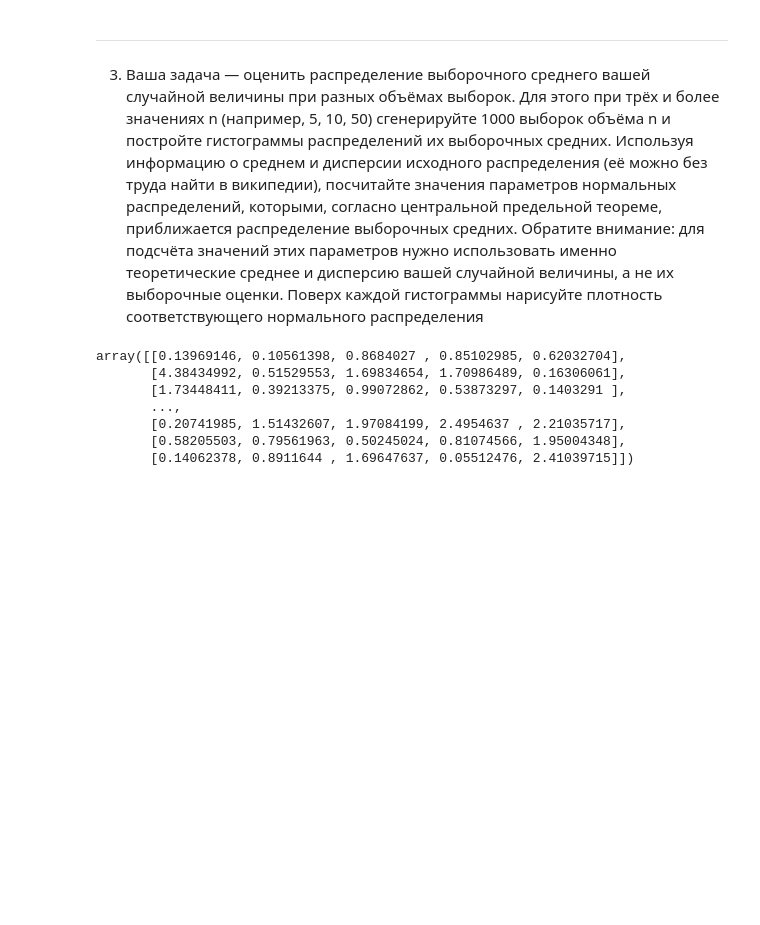
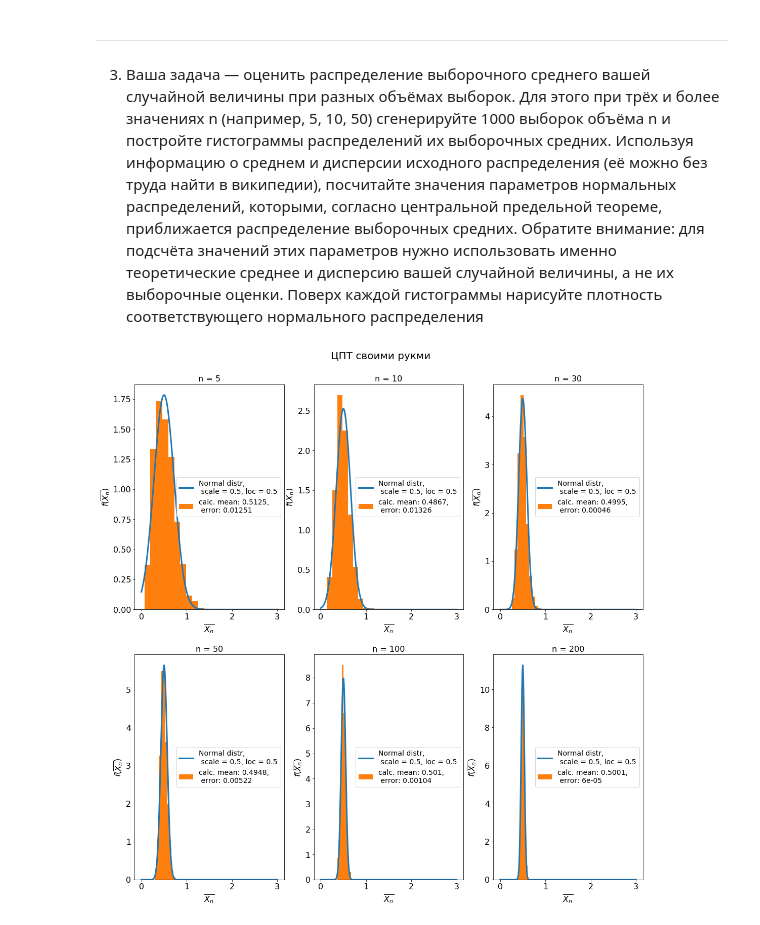
Before and after one commit to Kum4yk/Yandex_math_and_ML, a Jupyter notebook: 1_math_and_py/week 4/Programming task/Yakimchuk.central_limit_theorem.ipynb, the cells around one changed output. Saved outputs shown, nothing was run; the diff lists cells and outputs as text; code cells hidden in the pictures; blank space fills up the shorter version.

```diff
--- a/1_math_and_py/week 4/Programming task/Yakimchuk.central_limit_theorem.ipynb
+++ b/1_math_and_py/week 4/Programming task/Yakimchuk.central_limit_theorem.ipynb
@@ -77,20 +71,3 @@ array([1.13841099e+00, 1.11023962e+00, 1.46535470e+00, 2.95020438e+00,
 # %% [markdown]
 ___
 3. Ваша задача — оценить распределение выборочного среднего вашей случайной величины при разных объёмах выборок. Для этого при трёх и более значениях n (например, 5, 10, 50) сгенерируйте 1000 выборок объёма n и постройте гистограммы распределений их выборочных средних. Используя информацию о среднем и дисперсии исходного распределения (её можно без труда найти в википедии), посчитайте значения параметров нормальных распределений, которыми, согласно центральной предельной теореме, приближается распределение выборочных средних. Обратите внимание: для подсчёта значений этих параметров нужно использовать именно теоретические среднее и дисперсию вашей случайной величины, а не их выборочные оценки. Поверх каждой гистограммы нарисуйте плотность соответствующего нормального распределения
-# %%
-work_n = (5, 10, 30, 50, 100, 200)
-
-n = 5
-
-some = np.array([[0]*n for i in range(1000)])
-
-some = np.apply_along_axis(expon.rvs, 0, some)
-some
-# %% [output]
-array([[0.13969146, 0.10561398, 0.8684027 , 0.85102985, 0.62032704],
-       [4.38434992, 0.51529553, 1.69834654, 1.70986489, 0.16306061],
-       [1.73448411, 0.39213375, 0.99072862, 0.53873297, 0.1403291 ],
-       ...,
-       [0.20741985, 1.51432607, 1.97084199, 2.4954637 , 2.21035717],
-       [0.58205503, 0.79561963, 0.50245024, 0.81074566, 1.95004348],
-       [0.14062378, 0.8911644 , 1.69647637, 0.05512476, 2.41039715]])
@@ -96,0 +77,47 @@ array([[0.13969146, 0.10561398, 0.8684027 , 0.85102985, 0.62032704],
+# %%
+# Функция необходима, т.к. методы у axes и pyplot разные
+def make_axe_beatu_again(x, n, axe, *, approx, scale, loc):
+    # генерируем 1000 выборок с n элементами
+    some = [expon.rvs(size=n, scale=scale, loc=0) for _ in range(1000)]
+
+    # находим среднее выборок по n
+    sample = np.apply_along_axis(np.mean, 1, some)
+
+    label = f"Normal distr,\n scale = {round(scale, 2)}, loc = {loc}"
+    sigma_mean = (disp/n) ** 0.5  # По определению СКО для среднего
+
+    axe.plot(x,
+         approx.pdf(x, scale=sigma_mean, loc=loc),
+         label=label,
+         linewidth=3)
+
+    x_mean = np.mean(sample)  # расчитанное среднее из ЦПТ
+    error = abs((loc - x_mean))  # Ошибка, разница между истиным средним и полученным из ЦПТ
+
+    label = f"calc. mean: {round(x_mean, 4)},\n error: {round(error, 5)}"
+
+    axe.hist(sample, density=True, label=label)
+
+    axe.set_xlabel("$\\overline{X_n}$", fontsize=16)
+    axe.set_ylabel("$f(\\overline{X_n})$", fontsize=16)
+
+    axe.legend(fontsize=14, loc=7)
+
+    axe.set_title(f"n = {n}", fontsize=16)
+    axe.tick_params(labelsize=16)
+# %%
+fig, axes = plt.subplots(2, 3, figsize=(18, 18))
+
+x = np.linspace(0, 3, 300)
+
+work_n = (5, 10, 30, 50, 100, 200)  # набор n
+axes = flattern(axes)
+
+for n, axe in zip(work_n, axes):
+    loc = mu  # по определению
+    make_axe_beatu_again(x, n, axe, approx=norm, scale=scale, loc=loc)
+
+title = "ЦПТ своими рукми"
+plt.suptitle(title, fontsize=20, y=0.93);
+# %% [output]
+[figure, added]
```
Also changed, not shown: parts of 10 cells of this notebook, 2 other files.
